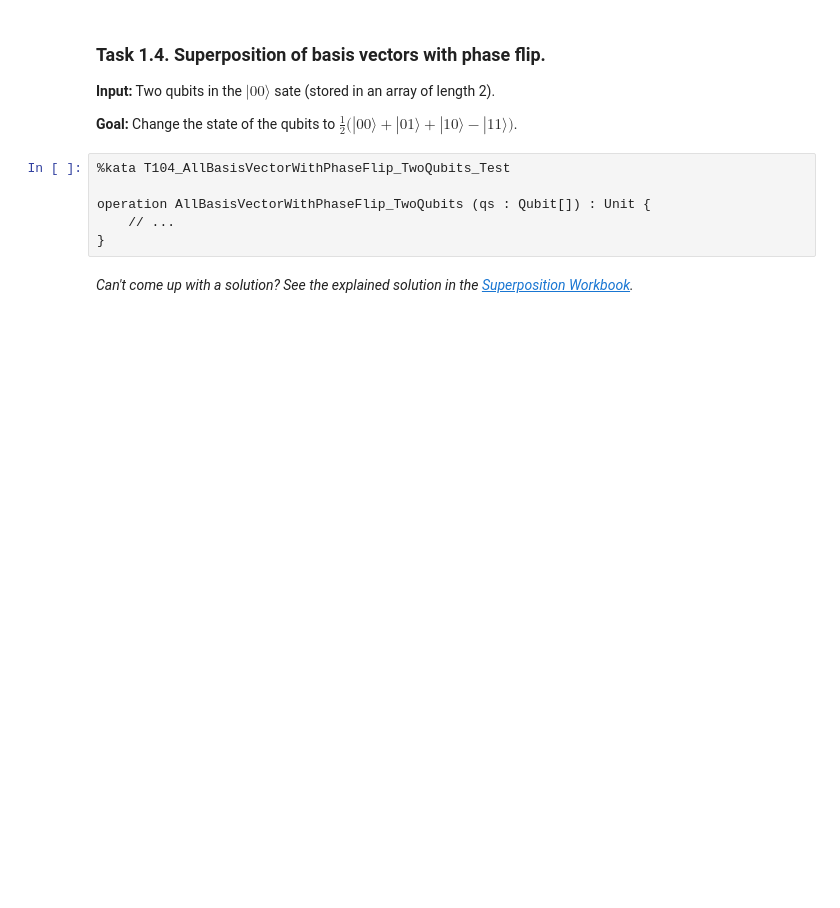
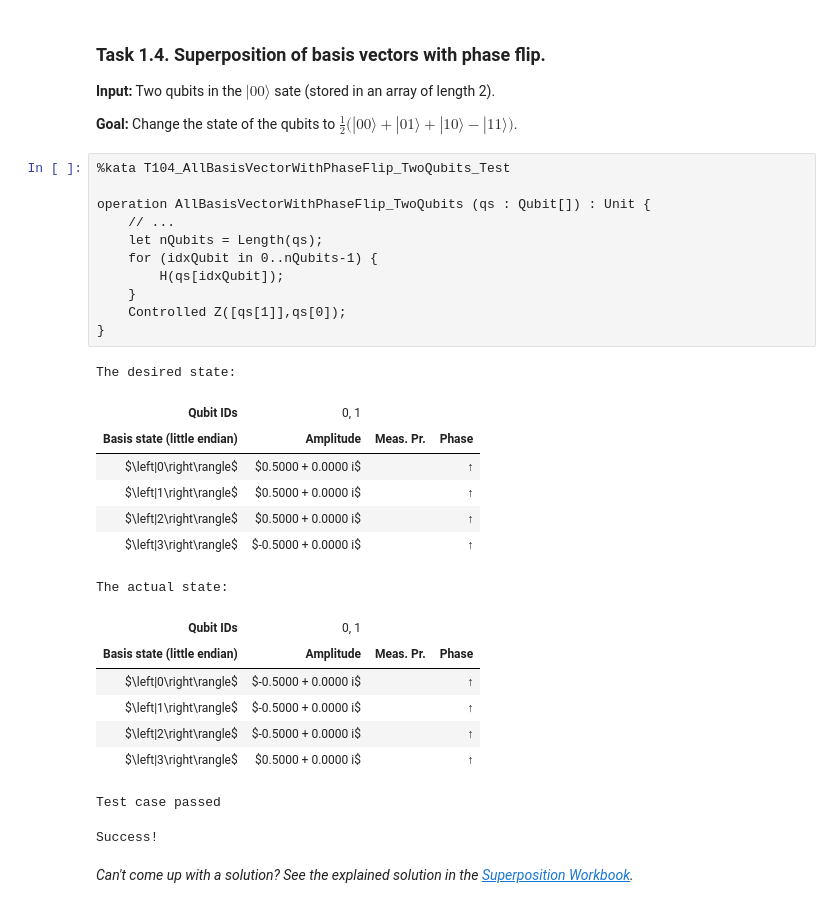
Before and after one commit to djjacqmin/QuantumKatas, a Jupyter notebook: Superposition/Superposition.ipynb, the cells around one changed output. Cells and saved outputs as stored; diff of their text form; blank space fills up the shorter version.

```diff
--- a/Superposition/Superposition.ipynb
+++ b/Superposition/Superposition.ipynb
@@ -110,9 +144,31 @@ operation AllBasisVectors_TwoQubits (qs : Qubit[]) : Unit {
 # %%
 %kata T104_AllBasisVectorWithPhaseFlip_TwoQubits_Test
 
 operation AllBasisVectorWithPhaseFlip_TwoQubits (qs : Qubit[]) : Unit {
     // ...
+    let nQubits = Length(qs);
+    for (idxQubit in 0..nQubits-1) {
+        H(qs[idxQubit]);
+    }
+    Controlled Z([qs[1]],qs[0]);
 }
+# %% [output]
+The desired state:
+| Qubit IDs | 0, 1 |
+| Basis state (little endian) | Amplitude | Meas. Pr. | Phase |
+| $\left|0\right\rangle$ | $0.5000 + 0.0000 i$ |  | ↑ |
+| $\left|1\right\rangle$ | $0.5000 + 0.0000 i$ |  | ↑ |
+| $\left|2\right\rangle$ | $0.5000 + 0.0000 i$ |  | ↑ |
+| $\left|3\right\rangle$ | $-0.5000 + 0.0000 i$ |  | ↑ |
+The actual state:
+| Qubit IDs | 0, 1 |
+| Basis state (little endian) | Amplitude | Meas. Pr. | Phase |
+| $\left|0\right\rangle$ | $-0.5000 + 0.0000 i$ |  | ↑ |
+| $\left|1\right\rangle$ | $-0.5000 + 0.0000 i$ |  | ↑ |
+| $\left|2\right\rangle$ | $-0.5000 + 0.0000 i$ |  | ↑ |
+| $\left|3\right\rangle$ | $0.5000 + 0.0000 i$ |  | ↑ |
+Test case passed
+Success!
 # %% [markdown]
 *Can't come up with a solution? See the explained solution in the [Superposition Workbook](./Workbook_Superposition.ipynb#superposition-of-basis-vectors-with-phase-flip).*
 # %% [markdown]
```
Also changed, not shown: parts of 16 cells of this notebook.
